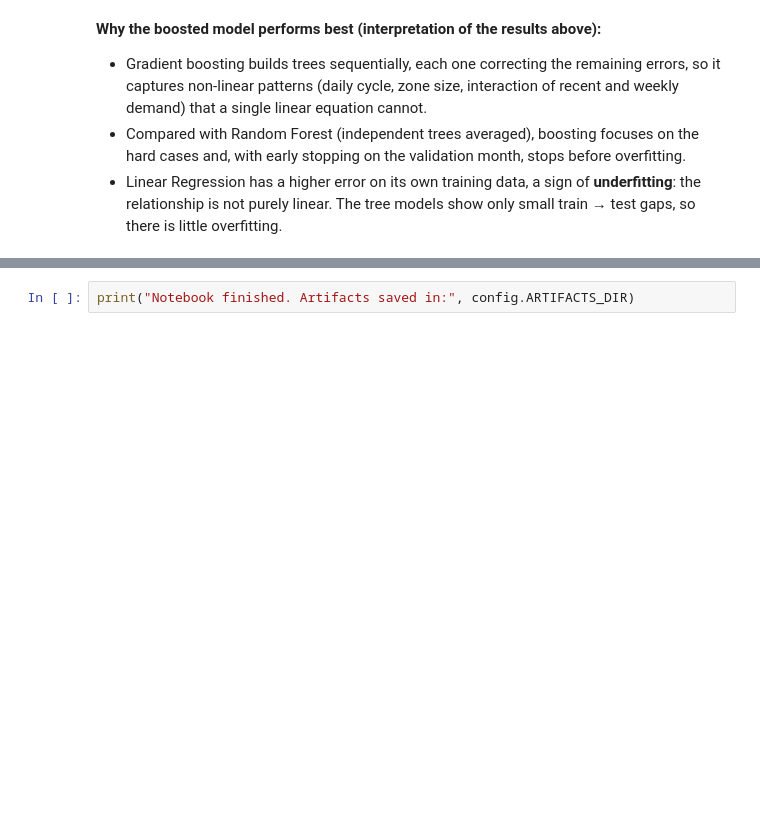
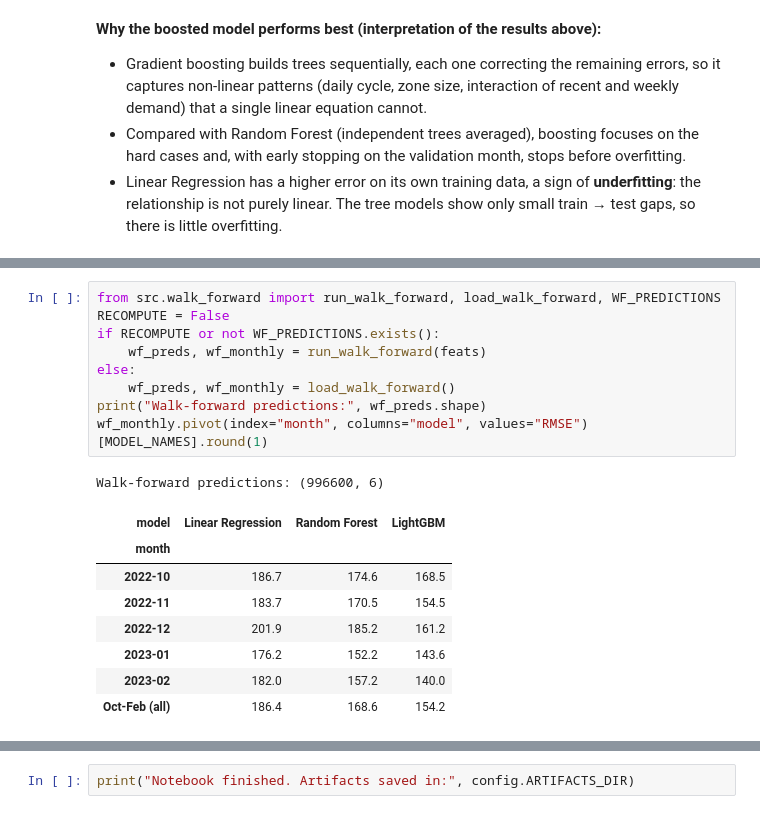
Before and after one commit to vidushi0409/EV, a Jupyter notebook: notebooks/UrbanEV_Analysis.ipynb, the cells around one changed output, grey strips where cells are left out. Cells and saved outputs as stored; diff of their text form; blank space fills up the shorter version.

```diff
--- a/notebooks/UrbanEV_Analysis.ipynb
+++ b/notebooks/UrbanEV_Analysis.ipynb
@@ -547,0 +567,19 @@ Test performance of LightGBM: MAE 34.3 kWh | RMSE 142.7 kWh | R² 0.9720
+# %%
+from src.walk_forward import run_walk_forward, load_walk_forward, WF_PREDICTIONS
+RECOMPUTE = False
+if RECOMPUTE or not WF_PREDICTIONS.exists():
+    wf_preds, wf_monthly = run_walk_forward(feats)
+else:
+    wf_preds, wf_monthly = load_walk_forward()
+print("Walk-forward predictions:", wf_preds.shape)
+wf_monthly.pivot(index="month", columns="model", values="RMSE")[MODEL_NAMES].round(1)
+# %% [output]
+Walk-forward predictions: (996600, 6)
+| model | Linear Regression | Random Forest | LightGBM |
+| month |  |  |  |
+| 2022-10 | 186.7 | 174.6 | 168.5 |
+| 2022-11 | 183.7 | 170.5 | 154.5 |
+| 2022-12 | 201.9 | 185.2 | 161.2 |
+| 2023-01 | 176.2 | 152.2 | 143.6 |
+| 2023-02 | 182.0 | 157.2 | 140.0 |
+| Oct-Feb (all) | 186.4 | 168.6 | 154.2 |
```
Also changed, not shown: parts of 10 cells of this notebook, 29 other files.
